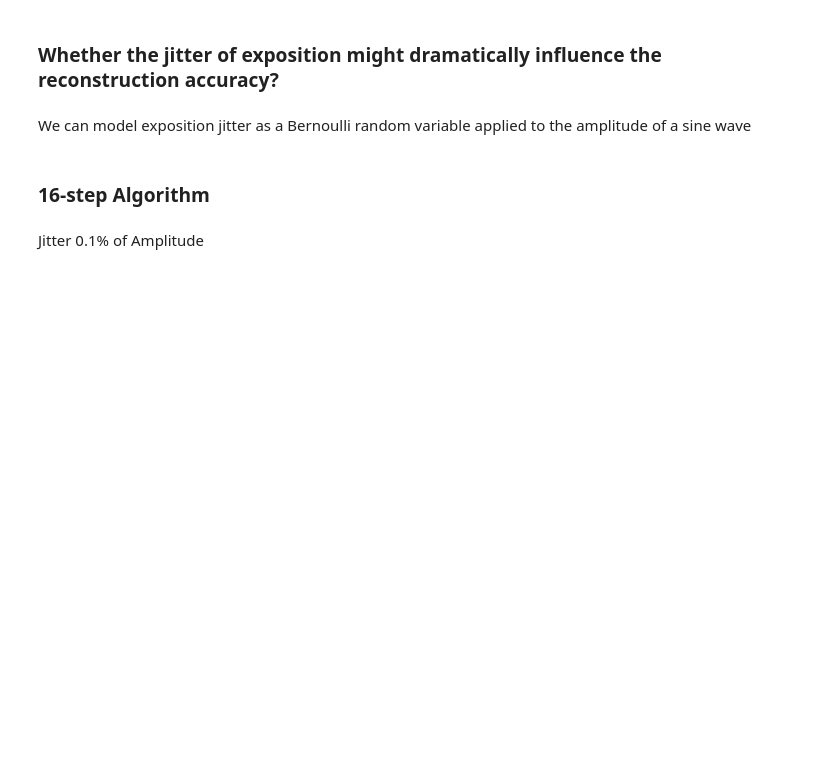
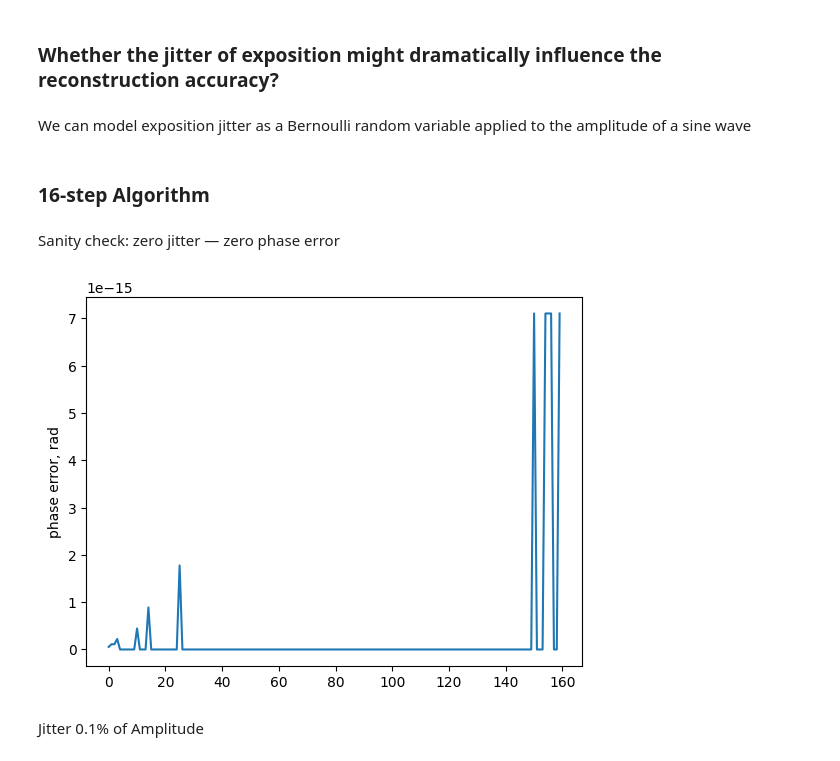
Before and after one commit to aquatter/python_experiments, a Jupyter notebook: jitter_test.ipynb, the cells around one changed output. Cells and saved outputs as stored; diff of their text form; code cells hidden in the pictures; blank space fills up the shorter version.

```diff
--- a/jitter_test.ipynb
+++ b/jitter_test.ipynb
@@ -47,6 +49,12 @@ def apply_jitter_and_reconstruct( jitter_val : float ) -> np.array:
     ax.plot( phase_error )
 
     return phase_error
+# %% [markdown]
+Sanity check: zero jitter — zero phase error
+# %%
+_ = apply_jitter_and_reconstruct(0.0)
+# %% [output]
+[figure, added]
 # %% [markdown]
 Jitter 0.1% of Amplitude
 # %%
```
Also changed, not shown: parts of 7 cells of this notebook.
